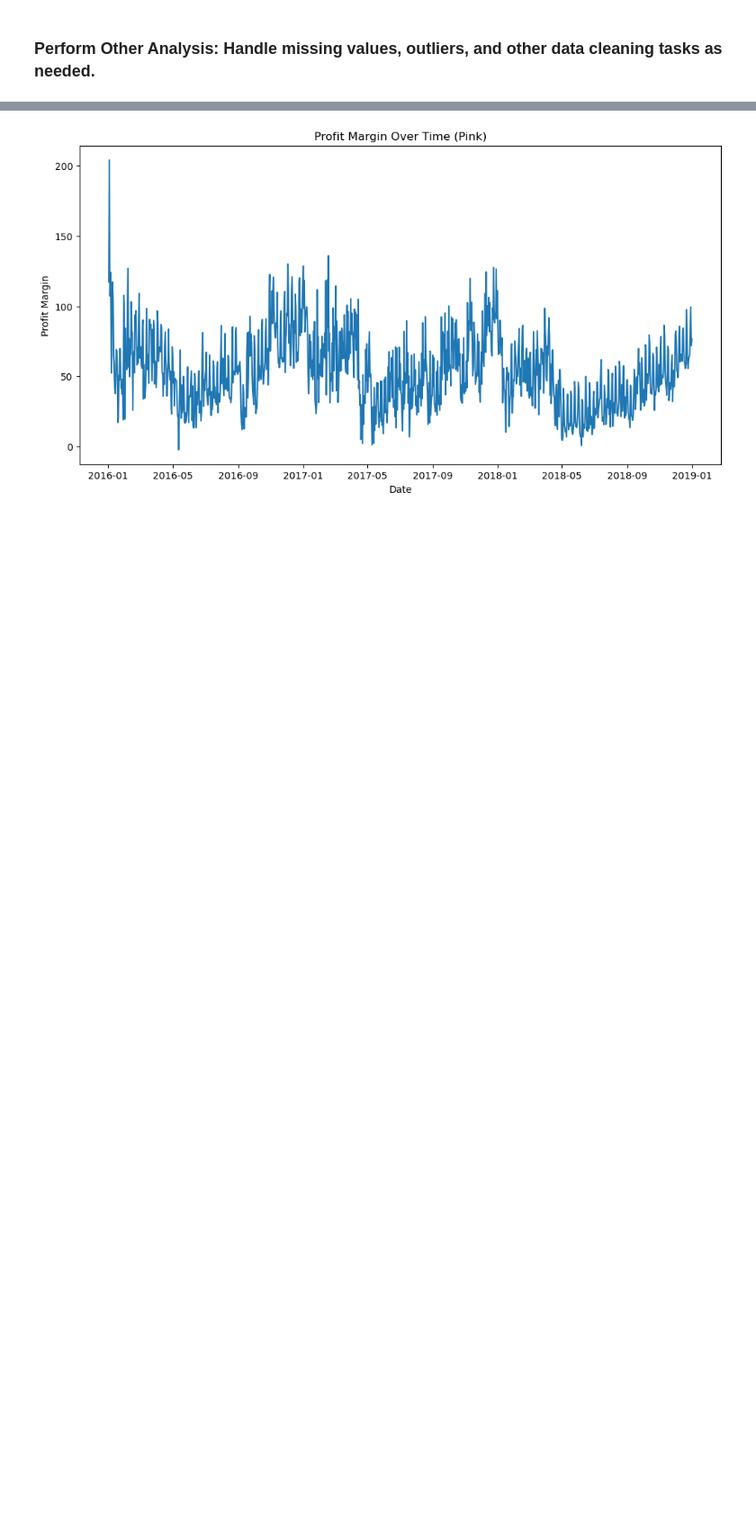
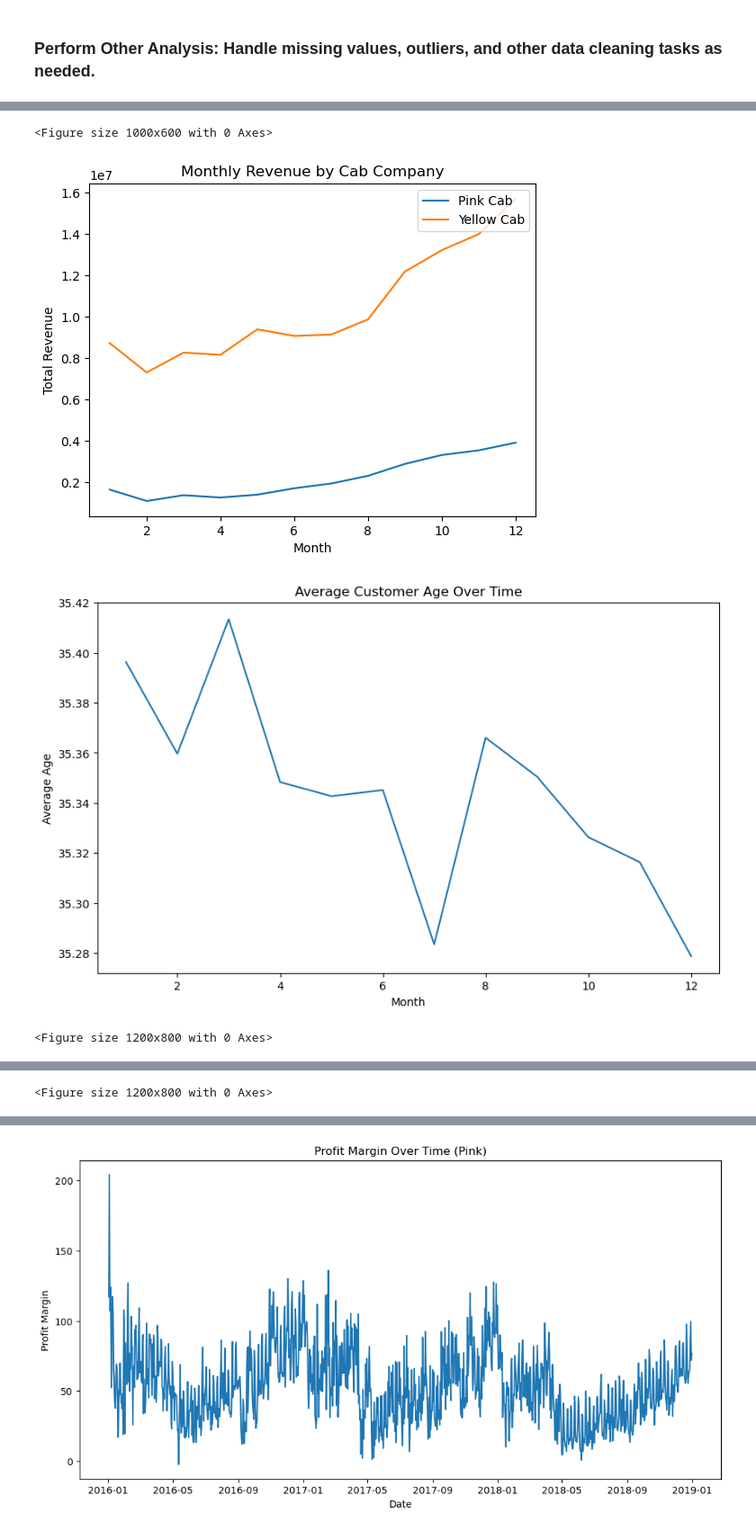
Before and after one commit to dylanxlam/cab_industry_investment_research, a Jupyter notebook: exploratory_data_analysis.ipynb, the cells around one changed output, grey strips where cells are left out. Shown at 90% size. Saved outputs shown, nothing was run; the diff lists cells and outputs as text; code cells hidden in the pictures; blank space fills up the shorter version.

```diff
--- a/exploratory_data_analysis.ipynb
+++ b/exploratory_data_analysis.ipynb
@@ -612,0 +688,73 @@ By implementing these recommendations, we can make an informed decision and stra
+# %%
+# Time Series Analysis
+
+# Analyze seasonality or trends over time
+# Cab usage by month
+monthly_usage = master_data.groupby('Travel Month')['Transaction ID'].count()
+
+# Visualize monthly cab usage
+plt.figure(figsize=(10, 6))
+monthly_usage.plot(kind='line')
+plt.title('Monthly Cab Usage Over Time')
+plt.xlabel('Month')
+plt.ylabel('Number of Transactions')
+plt.show()
+
+# Revenue Trend Analysis
+
+# Analyze the revenue generated by each cab company over time
+monthly_revenue = master_data.groupby(['Travel Month', 'Company'])['Price Charged'].sum().unstack()
+
+# Create a line plot for monthly revenue for each cab company
+plt.figure(figsize=(10, 6))
+monthly_revenue.plot(kind='line')
+plt.title('Monthly Revenue by Cab Company')
+plt.xlabel('Month')
+plt.ylabel('Total Revenue')
+plt.legend(loc='upper right')
+plt.show()
+
+# Customer Demographics Analysis
+
+# Analyze how the average age of customers changes over time
+monthly_avg_age = master_data.groupby('Travel Month')['Age'].mean()
+
+# Create a line plot for monthly average customer age
+plt.figure(figsize=(10, 6))
+monthly_avg_age.plot(kind='line')
+plt.title('Average Customer Age Over Time')
+plt.xlabel('Month')
+plt.ylabel('Average Age')
+plt.show()
+
+# City-Based Analysis
+
+# Analyze cab usage trends in different cities over time
+monthly_city_usage = master_data.groupby(['Travel Month', 'City'])['Transaction ID'].count().unstack()
+
+# Create a line plot for monthly cab usage in different cities
+plt.figure(figsize=(12, 8))
+ax = monthly_city_usage.plot(kind='line')
+plt.title('Monthly Cab Usage by City Over Time')
+plt.xlabel('Month')
+plt.ylabel('Number of Transactions')
+
+# Customize the legend
+ax.legend(loc='upper left', bbox_to_anchor=(1, 1), title='City', ncol=2)
+plt.show()
+
+
+# Customer Segment Analysis
+
+# Analyze how the usage patterns differ for various customer segments over time
+monthly_age_group_usage = master_data.groupby(['Travel Month', 'Age Group'])['Transaction ID'].count().unstack()
+
+# Create a line plot for monthly cab usage by age group
+plt.figure(figsize=(12, 8))
+monthly_age_group_usage.plot(kind='line')
+plt.title('Monthly Cab Usage by Age Group Over Time')
+plt.xlabel('Month')
+plt.ylabel('Number of Transactions')
+plt.legend(loc='upper right')
+plt.show()
+# %% [output]
@@ -612,0 +762,4 @@ By implementing these recommendations, we can make an informed decision and stra
+<Figure size 1000x600 with 0 Axes>
+[figure, added]
+[figure, added]
+<Figure size 1200x800 with 0 Axes>
@@ -612,0 +767 @@ By implementing these recommendations, we can make an informed decision and stra
+<Figure size 1200x800 with 0 Axes>
```
Also changed, not shown: parts of 11 cells of this notebook.
